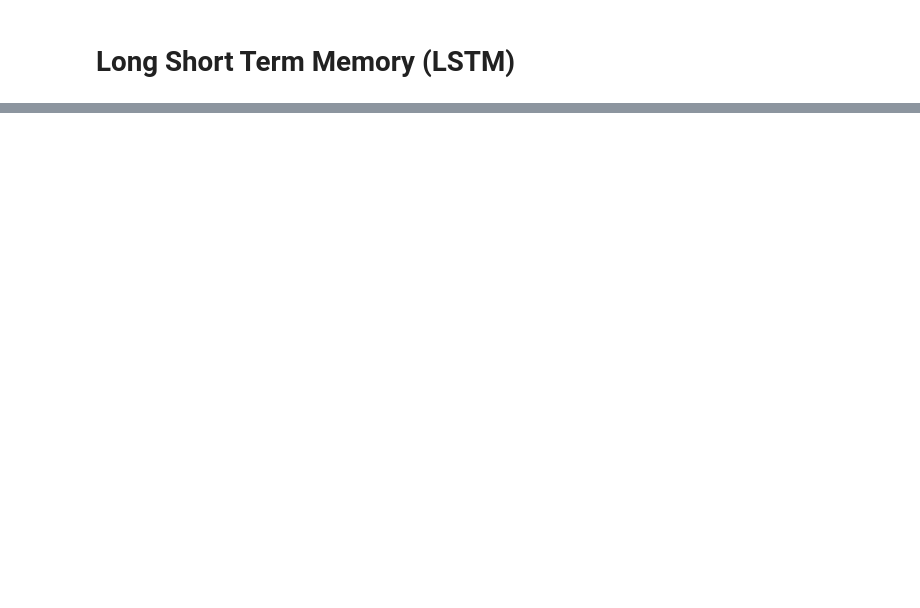
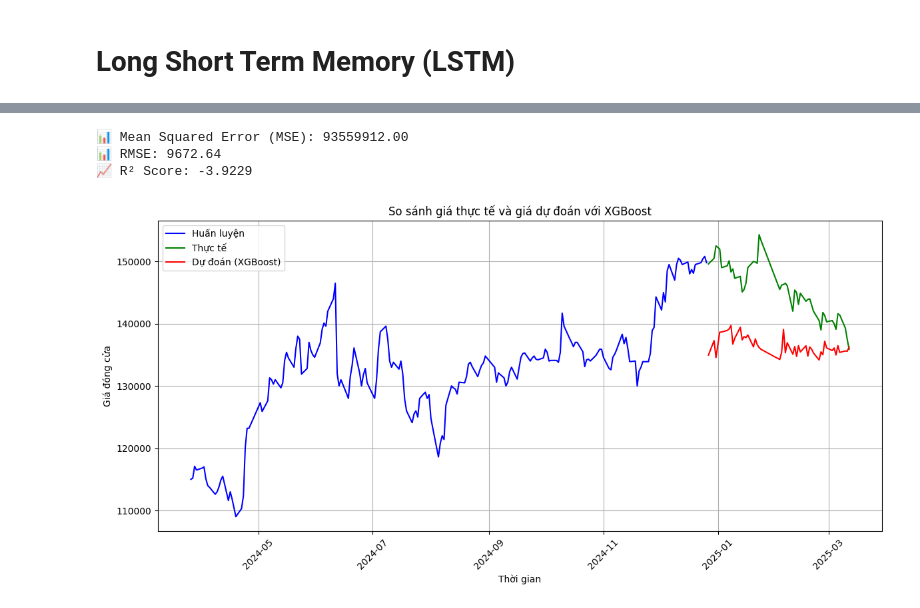
Before and after one commit to quanquan1406/Data_Explorer_2025, a Jupyter notebook: Train_model_FPT.ipynb, the cells around one changed output, grey strips where cells are left out. Drawn from its saved outputs; the diff is of its cells as text; code cells hidden in the pictures; blank space fills up the shorter version.

```diff
--- a/Train_model_FPT.ipynb
+++ b/Train_model_FPT.ipynb
@@ -188,0 +224,19 @@ R²   (R-squared): 0.4498
+# %%
+# Sắp xếp dữ liệu theo thời gian trước
+merged_df = merged_df.sort_index()
+
+# Tách thủ công theo thời gian: 80% train, 20% test
+split_index = int(len(merged_df) * 0.8)
+train_df = merged_df.iloc[:split_index]
+test_df = merged_df.iloc[split_index:]
+
+# Lấy X và y
+X_train_raw = train_df[features]
+y_train = train_df[target]
+
+X_test_raw = test_df[features]
+y_test = test_df[target]
+
+# Lưu lại index (thời gian)
+train_index = X_train_raw.index
+test_index = X_test_raw.index
@@ -188,0 +289,60 @@ R²   (R-squared): 0.4498
+# %%
+# --- Tách tập train/test (80/20 theo thời gian) ---
+split_index = int(len(merged_df) * 0.8)
+train_df = merged_df.iloc[:split_index]
+test_df = merged_df.iloc[split_index:]
+
+X_train_raw = train_df[features]
+y_train = train_df[target]
+
+X_test_raw = test_df[features]
+y_test = test_df[target]
+
+# --- Chuẩn hóa dữ liệu ---
+scaler = StandardScaler()
+X_train = scaler.fit_transform(X_train_raw)
+X_test = scaler.transform(X_test_raw)
+
+# --- Huấn luyện mô hình XGBoost ---
+model = XGBRegressor(n_estimators=100, max_depth=4, learning_rate=0.1, random_state=42)
+model.fit(X_train, y_train)
+
+# --- Dự đoán ---
+y_pred = model.predict(X_test)
+
+# --- Đánh giá mô hình ---
+mse = mean_squared_error(y_test, y_pred)
+rmse = np.sqrt(mse)
+r2 = r2_score(y_test, y_pred)
+
+print(f"📊 Mean Squared Error (MSE): {mse:.2f}")
+print(f"📊 RMSE: {rmse:.2f}")
+print(f"📈 R² Score: {r2:.4f}")
+# %% [output]
+📊 Mean Squared Error (MSE): 93559912.00
+📊 RMSE: 9672.64
+📈 R² Score: -3.9229
+# %%
+# Tạo DataFrame để trực quan
+train_index = X_train_raw.index
+test_index = X_test_raw.index
+
+train_df_plot = pd.DataFrame({'Giá huấn luyện': y_train}, index=train_index)
+test_df_plot = pd.DataFrame({'Giá thực tế': y_test, 'Giá dự đoán': y_pred}, index=test_index)
+
+# Vẽ biểu đồ
+plt.figure(figsize=(12, 6))
+plt.plot(train_df_plot.index, train_df_plot['Giá huấn luyện'], label='Huấn luyện', color='blue')
+plt.plot(test_df_plot.index, test_df_plot['Giá thực tế'], label='Thực tế', color='green')
+plt.plot(test_df_plot.index, test_df_plot['Giá dự đoán'], label='Dự đoán (XGBoost)', color='red')
+
+plt.title('So sánh giá thực tế và giá dự đoán với XGBoost')
+plt.xlabel('Thời gian')
+plt.ylabel('Giá đóng cửa')
+plt.legend()
+plt.grid(True)
+plt.xticks(rotation=45)
+plt.tight_layout()
+plt.show()
+# %% [output]
+[figure, added]
```
Also changed, not shown: parts of 22 cells of this notebook, 2 other files.
